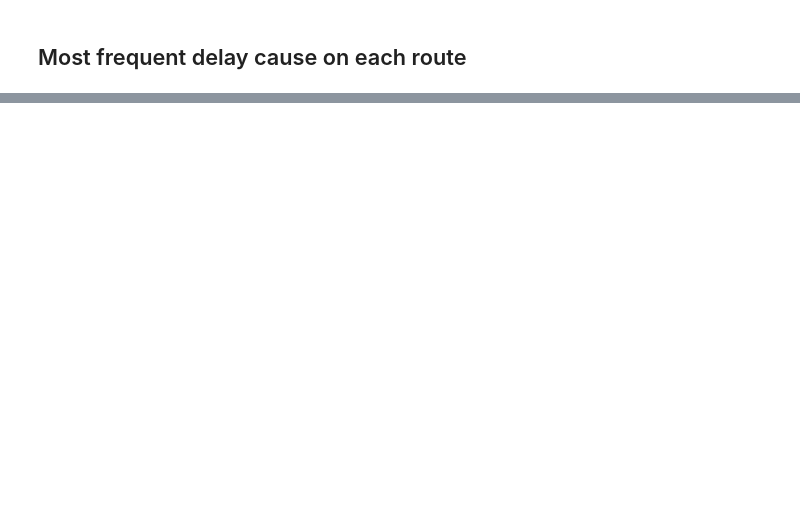
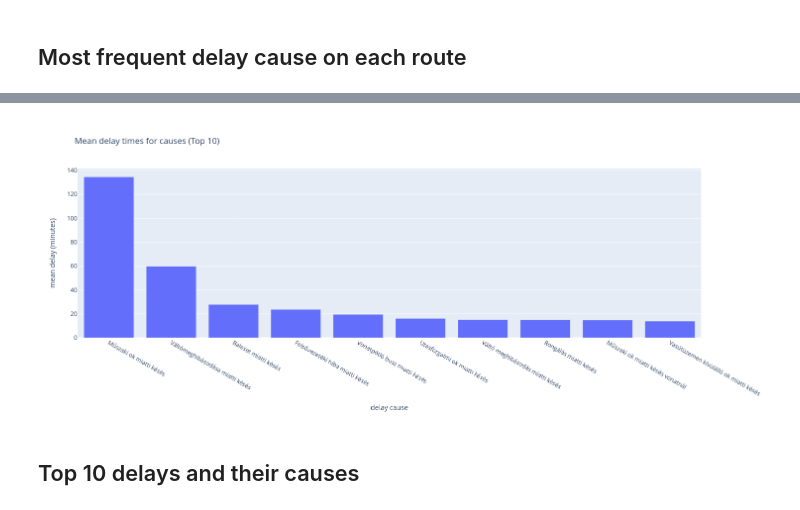
Before and after one commit to jazzysnake/mav-delay-eda, a Jupyter notebook: scraped-data-eda.ipynb, the cells around one changed output, grey strips where cells are left out. Drawn from its saved outputs; the diff is of its cells as text; code cells hidden in the pictures; blank space fills up the shorter version.

Commit message:
top 10 delays, most freq cause/route

```diff
--- a/scraped-data-eda.ipynb
+++ b/scraped-data-eda.ipynb
@@ -144,0 +164,22 @@ delay_per_route_filtered
+# %%
+delay_time = train_data_df[['elvira_id','delay_cause','delay']].loc[~(train_data_df['delay_cause'].str.contains('NaN'))&
+                                                                    ~(train_data_df['delay_cause'].str.contains('nan'))]
+delay_time = delay_time.groupby(['elvira_id', 'delay_cause']).mean().reset_index()
+delay_time_mean = delay_time.groupby(['delay_cause']).mean().reset_index()
+delay_time_count = delay_time.groupby(['delay_cause']).count().reset_index()
+delay_time = dd.merge(left=delay_time_mean, right=delay_time_count, on=['delay_cause'], how='inner')
+delay_time = delay_time.compute()
+# %%
+#delay_time = delay_time.groupby('delay_cause').mean().reset_index()
+delay_time = delay_time.rename(columns = {'delay_x': 'delay_mean', 'delay_y': 'weight'})
+delay_time = delay_time.drop(columns=['elvira_id'])
+# %%
+delay_time['delay_cause'] = np.where(delay_time['delay_cause'].str.contains(';'),delay_time['delay_cause'].str.split(';'),delay_time['delay_cause'])
+delay_time['delay_cause'] = delay_time['delay_cause'].apply(lambda cause: cause[-1] if type(cause) is list else cause)
+delay_time['delay_cause'] = delay_time['delay_cause'].str.rstrip('. \n\t')
+delay_time = delay_time[(delay_time['delay_cause'].str.contains('késés')&~delay_time['delay_cause'].apply(contains_number))]
+# %%
+wm = lambda x: np.average(x, weights=delay_time.loc[x.index, "weight"])
+delay_time = delay_time.groupby('delay_cause').agg(delay_weighted_mean=("delay_mean", wm)).reset_index()
+delay_time = delay_time.sort_values(by=['delay_weighted_mean'],ascending = [False])
+delay_time
@@ -144,0 +204,10 @@ delay_per_route_filtered
+# %%
+fig = px.bar(delay_time.head(10), x='delay_cause', y='delay_weighted_mean', title='Mean delay times for causes (Top 10)')
+fig.update_xaxes(title_text='delay cause')
+fig.update_yaxes(title_text='mean delay (minutes)')
+fig.update_layout(width=800, height=600)
+fig
+# %% [output]
+[figure, added]
+# %% [markdown]
+## Top 10 delays and their causes
```
Also changed, not shown: parts of 9 cells of this notebook.
